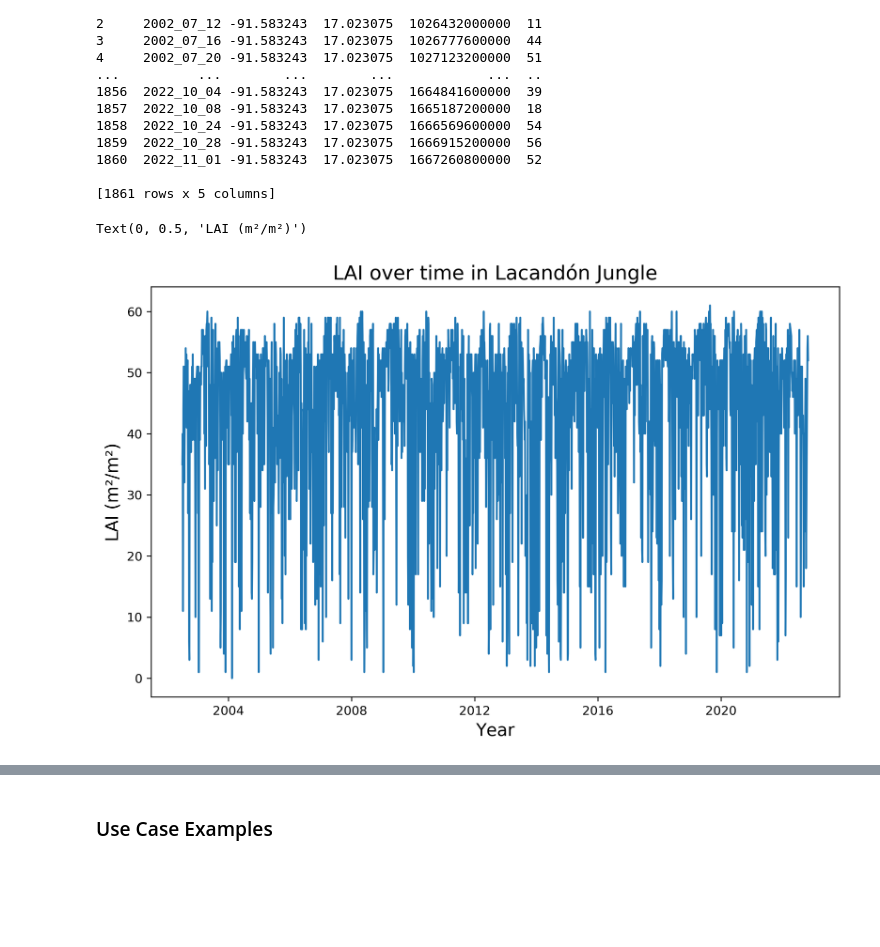
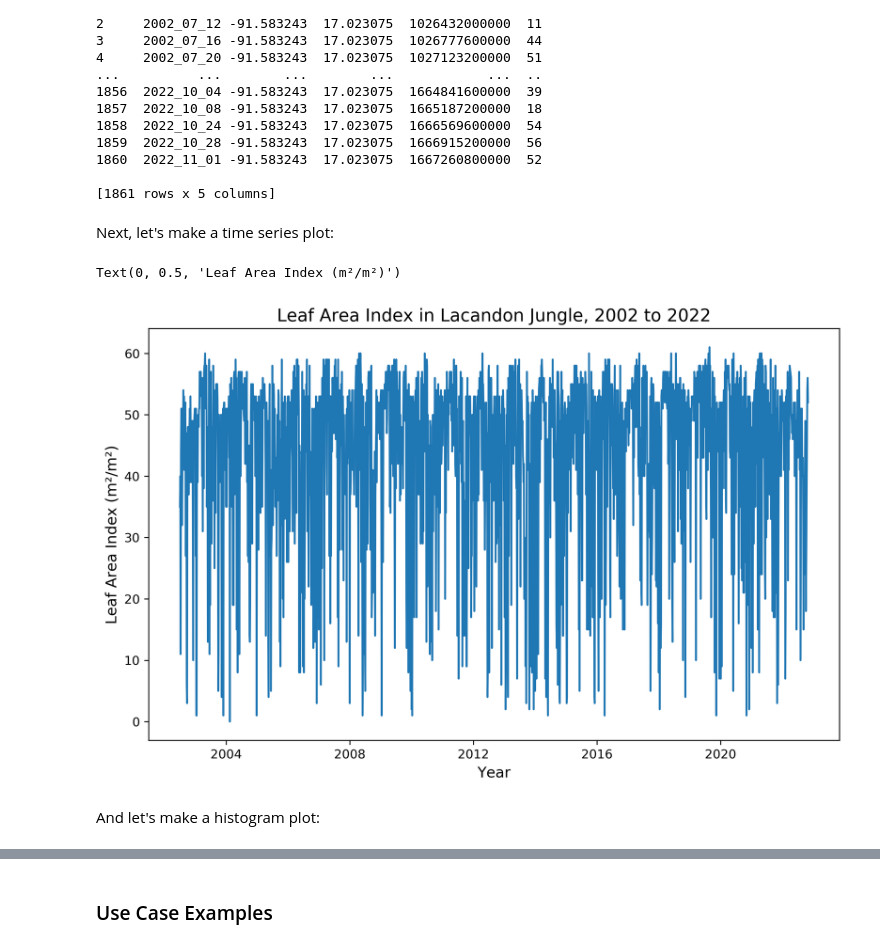
Before and after one commit to EDS220-Fall2022-org/homework-2-team-3, a Jupyter notebook: finalproject_template.ipynb, the cells around one changed output, grey strips where cells are left out. Cells and saved outputs as stored; diff of their text form; code cells hidden in the pictures; blank space fills up the shorter version.

```diff
--- a/finalproject_template.ipynb
+++ b/finalproject_template.ipynb
@@ -79,11 +71,11 @@ Set time and space parameters to be used later.
 # %%
-# Create a time frame of interest
-i_date = '2017-11-01' # Initial date of interest (inclusive).
-f_data = '2022-11-01' # Final date of interest (exclusive).
+# Create time frame of interest
+i_date = '2017-11-01' # initial date of interest (inclusive)
+f_data = '2022-11-01' # final date of interest (exclusive)
 
 # Create two regions of interest
-POI_desert = ee.Geometry.Point(-106.506416, 31.767759) # Point for Chihuahuan Desert
-POI_forest = ee.Geometry.Point(-91.59522999999996, 17.02141000000006) # Point for Lacandón Jungle
+POI_desert = ee.Geometry.Point(-106.506416, 31.767759) # point for Chihuahuan Desert
+POI_jungle = ee.Geometry.Point(-91.59522999999996, 17.02141000000006) # point for Lacandon Jungle
 scale = 10000  # scale in meters
 
 # Set coordinate reference system
@@ -220,11 +282,15 @@ Text(0, 0.5, 'LAI (m²/m²)')
 # %%
-# create time series for leaf area index variable in forest
-laiF = gdat.select('Lai') # select band name/variable for leaf area index
-lai_tsF = laiF.getRegion(POI_forest, scale).getInfo() # extract data
-df_laiF = pd.DataFrame(lai_tsF).dropna() # save data frame
+# Create data frame for LAI variable in Lacandon Jungle
+laiJ = gdat.select('Lai') # select LAI band name/variable
+lai_tsJ = laiJ.getRegion(POI_jungle, scale).getInfo() # extract data
+df_laiJ = pd.DataFrame(lai_tsJ).dropna() # save data frame
 
-df_laiF = pd.DataFrame(df_laiF.values[1:], columns = headers_2) # add headers
-print(df_laiF) # view data frame
+# Tidy data frame
+df_laiJ = pd.DataFrame(df_laiJ.values[1:], columns = headers_2) # add headers
+print(df_laiJ) # view data frame
+
+# Convert time to datetime
+df_laiJ['datetime'] = pd.to_datetime(df_laiJ['time'], unit = 'ms')
 # %% [output]
 0             id  longitude   latitude           time Lai
 0     2002_07_04 -91.583243  17.023075  1025740800000  35
@@ -240,17 +306,18 @@ print(df_laiF) # view data frame
 1860  2022_11_01 -91.583243  17.023075  1667260800000  52
 
 [1861 rows x 5 columns]
+# %% [markdown]
+Next, let's make a time series plot:
 # %%
-# Make time a datetime
-df_laiF['datetime'] = pd.to_datetime(df_laiF['time'], unit = 'ms')
-
-# Plot the time series
-plt.figure(figsize=(10, 6), dpi=300)    # create a new figure, set size and resolution (dpi)
-plt.plot(df_laiF['datetime'],df_laiF['Lai'])   # add data to the plot
-plt.title('LAI over time in Lacandón Jungle', fontsize=16)
-plt.xlabel('Year', fontsize=14)
-plt.ylabel('LAI (m²/m²)', fontsize=14)
+# Plot time series for LAI variable in Lacandon Jungle
+plt.figure(figsize = (10, 6), dpi = 300) # create figure; set size and resolution (dpi)
+plt.plot(df_laiJ['datetime'], df_laiJ['Lai']) # add data to plot
+plt.title('Leaf Area Index in Lacandon Jungle, 2002 to 2022', fontsize = 14) # add title to plot
+plt.xlabel('Year', fontsize = 12) # add x label to plot
+plt.ylabel('Leaf Area Index (m²/m²)', fontsize = 12) # add y label to plot
 # %% [output]
-Text(0, 0.5, 'LAI (m²/m²)')
+Text(0, 0.5, 'Leaf Area Index (m²/m²)')
-[figure, old version]
+[figure, new version]
+# %% [markdown]
+And let's make a histogram plot:
 # %%
```
Also changed, not shown: parts of 37 cells of this notebook, 2 other files.
